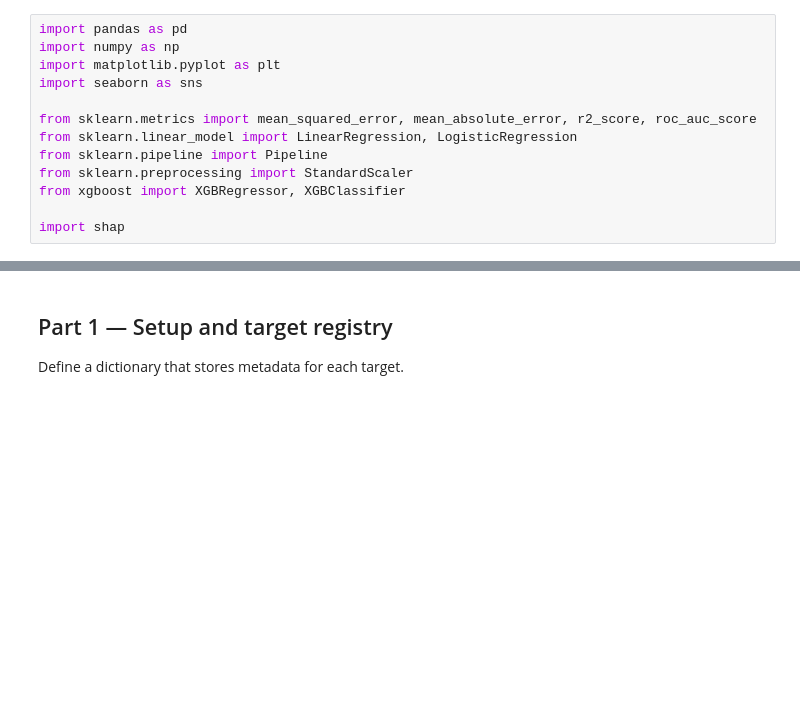
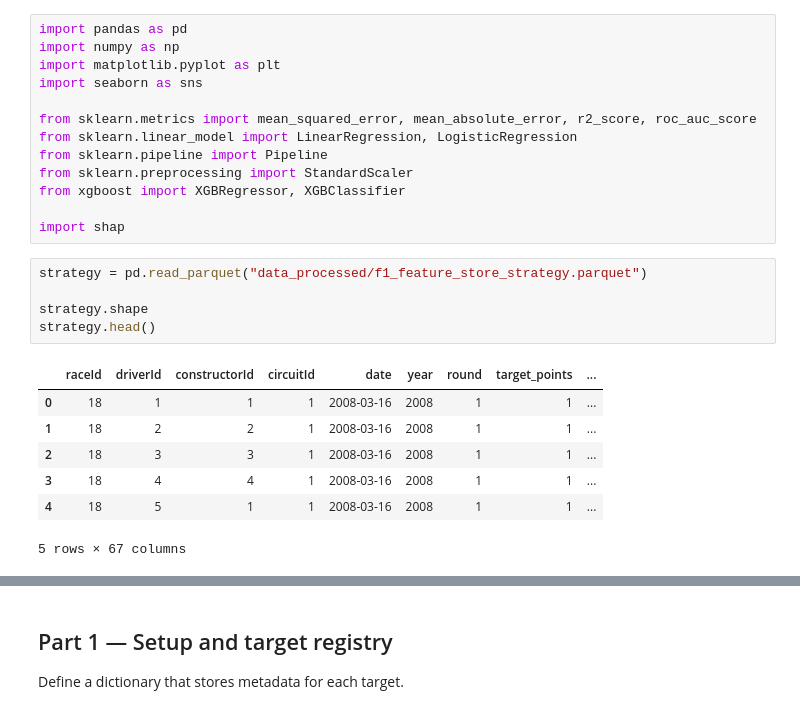
Before and after one commit to blackpaigestone/f1-worldchamp, a Jupyter notebook: 04_race_strategy_and_pit_stop_modeling.ipynb, the cells around one changed output, grey strips where cells are left out. Cells and saved outputs as stored; diff of their text form; blank space fills up the shorter version.

```diff
--- a/04_race_strategy_and_pit_stop_modeling.ipynb
+++ b/04_race_strategy_and_pit_stop_modeling.ipynb
@@ -95,3 +58,16 @@ from sklearn.preprocessing import StandardScaler
 from xgboost import XGBRegressor, XGBClassifier
 
 import shap
+# %%
+strategy = pd.read_parquet("data_processed/f1_feature_store_strategy.parquet")
+
+strategy.shape
+strategy.head()
+# %% [output]
+|  | raceId | driverId | constructorId | circuitId | date | year | round | target_points | ... |
+| 0 | 18 | 1 | 1 | 1 | 2008-03-16 | 2008 | 1 | 1 | ... |
+| 1 | 18 | 2 | 2 | 1 | 2008-03-16 | 2008 | 1 | 1 | ... |
+| 2 | 18 | 3 | 3 | 1 | 2008-03-16 | 2008 | 1 | 1 | ... |
+| 3 | 18 | 4 | 4 | 1 | 2008-03-16 | 2008 | 1 | 1 | ... |
+| 4 | 18 | 5 | 1 | 1 | 2008-03-16 | 2008 | 1 | 1 | ... |
+5 rows × 67 columns
```
Also changed, not shown: parts of 28 cells of this notebook.
